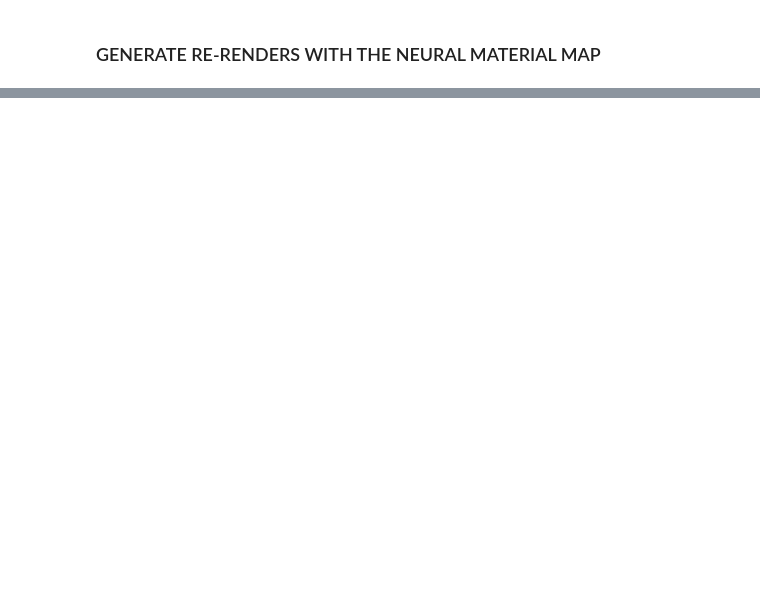
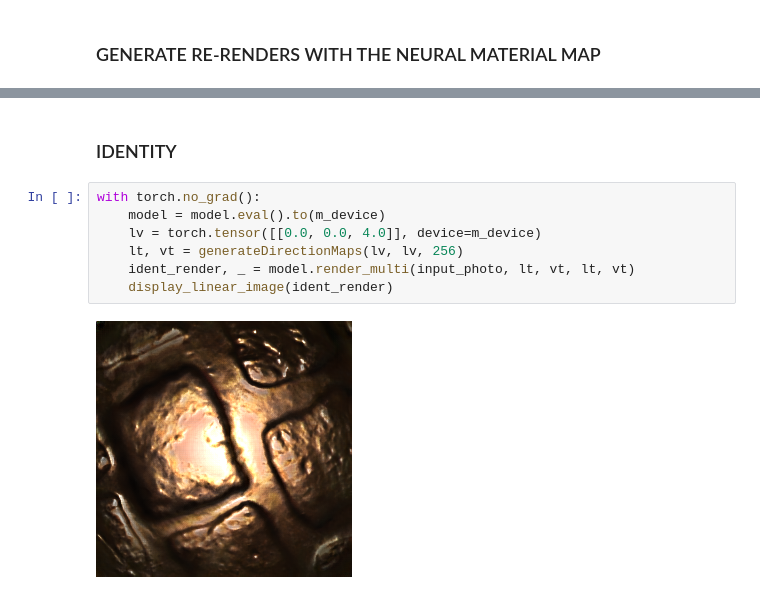
Before and after one commit to APeculiarCamber/neural_appearance_estimation, a Jupyter notebook: prl_master_demo.ipynb, the cells around one changed output, grey strips where cells are left out. Drawn from its saved outputs; the diff is of its cells as text; blank space fills up the shorter version.

```diff
--- a/prl_master_demo.ipynb
+++ b/prl_master_demo.ipynb
@@ -144,0 +156,11 @@ with torch.no_grad():
+# %% [markdown]
+### IDENTITY
+# %%
+with torch.no_grad():
+    model = model.eval().to(m_device)
+    lv = torch.tensor([[0.0, 0.0, 4.0]], device=m_device)
+    lt, vt = generateDirectionMaps(lv, lv, 256)
+    ident_render, _ = model.render_multi(input_photo, lt, vt, lt, vt)
+    display_linear_image(ident_render)
+# %% [output]
+[figure, added]
```
Also changed, not shown: parts of 7 cells of this notebook, 1 other file.
